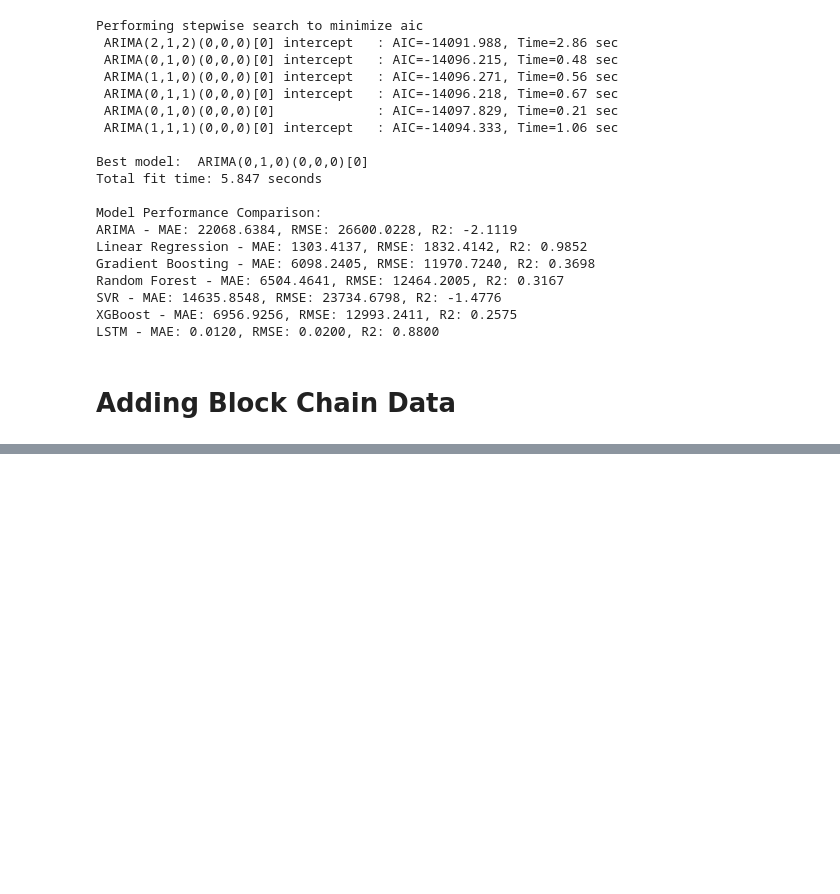
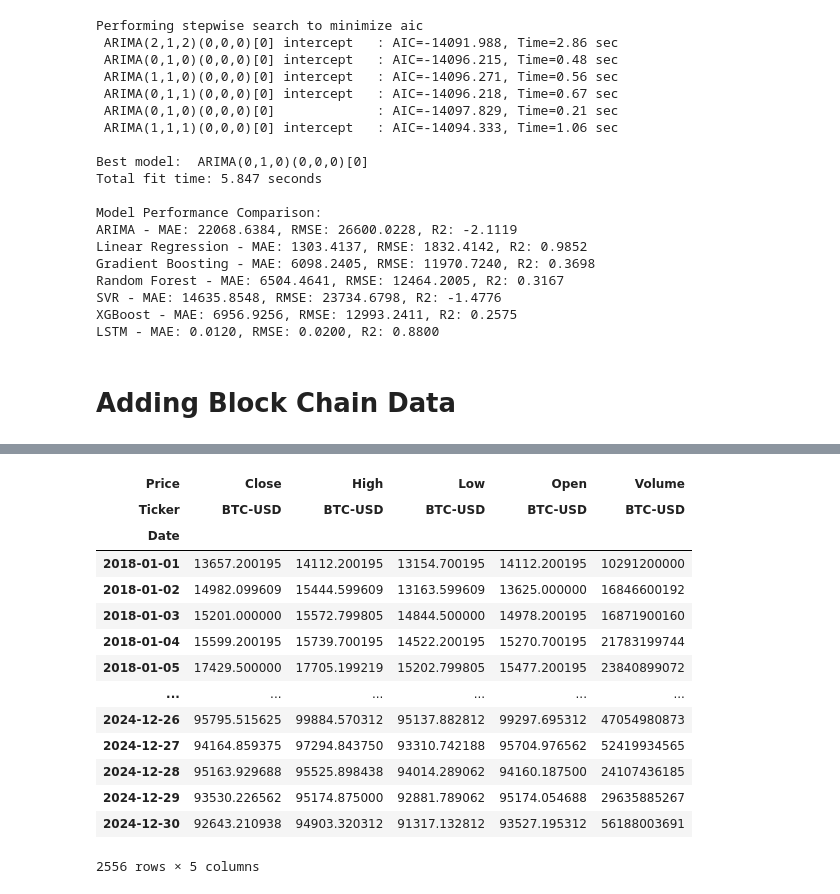
Before and after one commit to mahdiiiaf/chia_hosseini, a Jupyter notebook: code.ipynb, the cells around one changed output, grey strips where cells are left out. Saved outputs shown, nothing was run; the diff lists cells and outputs as text; code cells hidden in the pictures; blank space fills up the shorter version.

```diff
--- a/code.ipynb
+++ b/code.ipynb
@@ -917 +1022,19 @@ No valid BTC price data available
+# %%
+btc_price
+# %% [output]
+| Price | Close | High | Low | Open | Volume |
+| Ticker | BTC-USD | BTC-USD | BTC-USD | BTC-USD | BTC-USD |
+| Date |  |  |  |  |  |
+| 2018-01-01 | 13657.200195 | 14112.200195 | 13154.700195 | 14112.200195 | 10291200000 |
+| 2018-01-02 | 14982.099609 | 15444.599609 | 13163.599609 | 13625.000000 | 16846600192 |
+| 2018-01-03 | 15201.000000 | 15572.799805 | 14844.500000 | 14978.200195 | 16871900160 |
+| 2018-01-04 | 15599.200195 | 15739.700195 | 14522.200195 | 15270.700195 | 21783199744 |
+| 2018-01-05 | 17429.500000 | 17705.199219 | 15202.799805 | 15477.200195 | 23840899072 |
+| ... | ... | ... | ... | ... | ... |
+| 2024-12-26 | 95795.515625 | 99884.570312 | 95137.882812 | 99297.695312 | 47054980873 |
+| 2024-12-27 | 94164.859375 | 97294.843750 | 93310.742188 | 95704.976562 | 52419934565 |
+| 2024-12-28 | 95163.929688 | 95525.898438 | 94014.289062 | 94160.187500 | 24107436185 |
+| 2024-12-29 | 93530.226562 | 95174.875000 | 92881.789062 | 95174.054688 | 29635885267 |
+| 2024-12-30 | 92643.210938 | 94903.320312 | 91317.132812 | 93527.195312 | 56188003691 |
+2556 rows × 5 columns
 # %%
```
Also changed, not shown: parts of 8 cells of this notebook.
